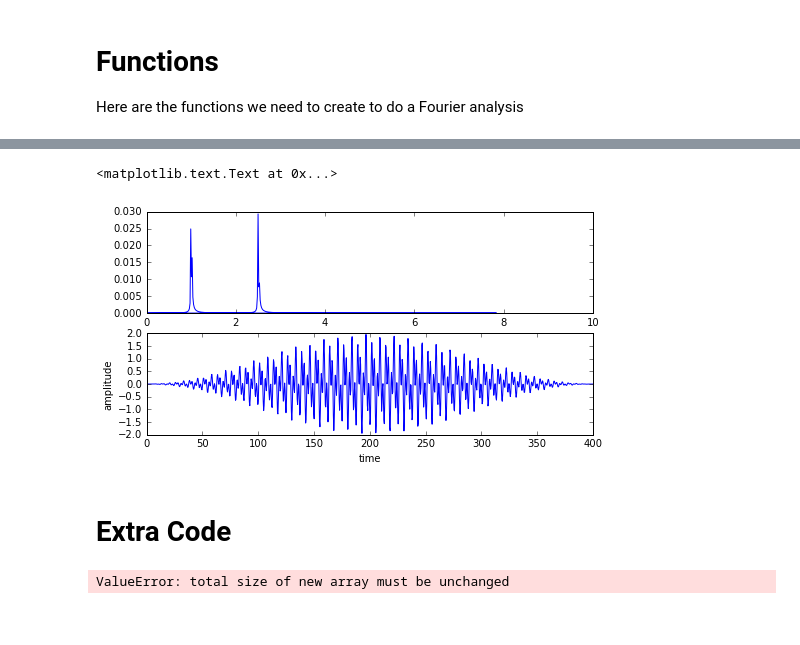
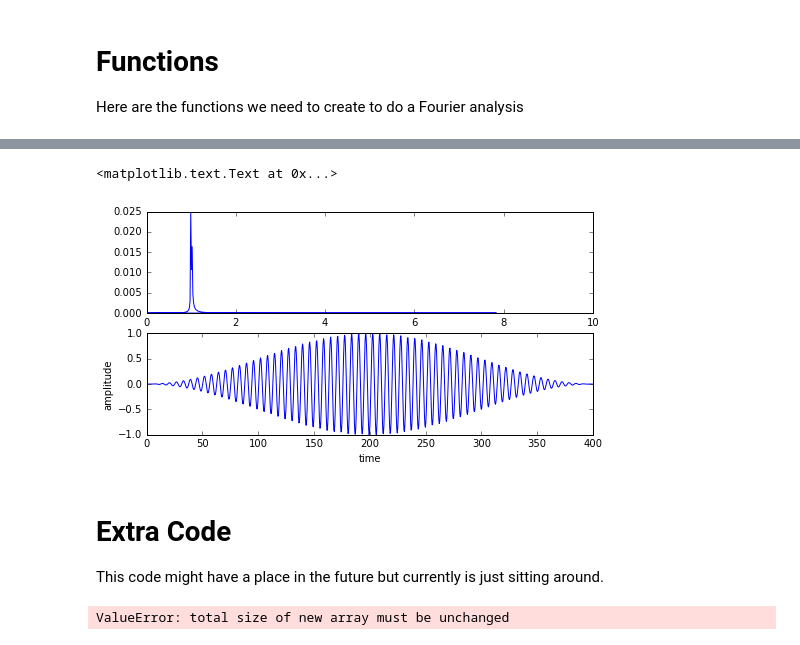
Before and after one commit to dtamayo/Stability, a Jupyter notebook: Analysis/Fourier_Check.ipynb, the cells around one changed output, grey strips where cells are left out. Saved outputs shown, nothing was run; the diff lists cells and outputs as text; code cells hidden in the pictures.

```diff
--- a/Analysis/Fourier_Check.ipynb
+++ b/Analysis/Fourier_Check.ipynb
@@ -176,31 +167,34 @@ for f in files:
 # %%
+%matplotlib inline
+#import scipy.signal as signal
 Npts = 1000
 period = 1
-min=0.
-max=400.
+t_min=0.
+t_max=400.
 
-t = np.linspace(min,max,Npts).astype('float64')
+t = np.linspace(t_min,t_max,Npts).astype('float64')
 window = np.hanning(Npts)
-y = (np.sin(period*t) + np.sin(2.5*period*t)).astype('float64')*window
+y = np.sin(period*t).astype('float64')*window
 
 #freq = np.linspace(0.1,10,100).astype('float64')
 #power = signal.lombscargle(t,y*window,freq)
 power = np.fft.fft(y)/Npts
-freq = np.fft.fftfreq(Npts, max/Npts)*2*np.pi
+freq = np.fft.fftfreq(Npts, t_max/Npts)*2*np.pi
 
 plt.figure(figsize=(8,4))
 plt.subplot(2, 1, 1)
 plt.plot(freq, np.sqrt(4*power/Npts))
 plt.xlim([0,10])
 plt.subplot(2, 1, 2)
 plt.plot(t,y)
 plt.xlabel("time")
 plt.ylabel("amplitude")
 # %% [output]
 <matplotlib.text.Text at 0x...>
-[figure, old version]
+[figure, new version]
-# %% [markdown]
-# Extra Code
+# %% [markdown]
+# Extra Code
+This code might have a place in the future but currently is just sitting around.
 # %%
 for i in ['1', '2', '3']:
     h=data["e"+i]*np.cos(data["pomega"+i])
```
Also changed, not shown: parts of 16 cells of this notebook.
